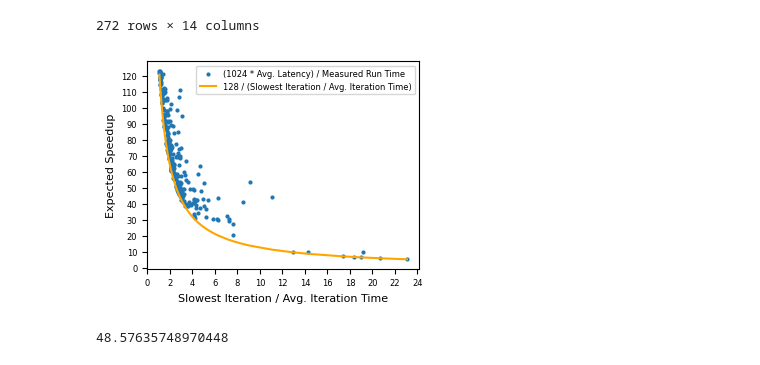
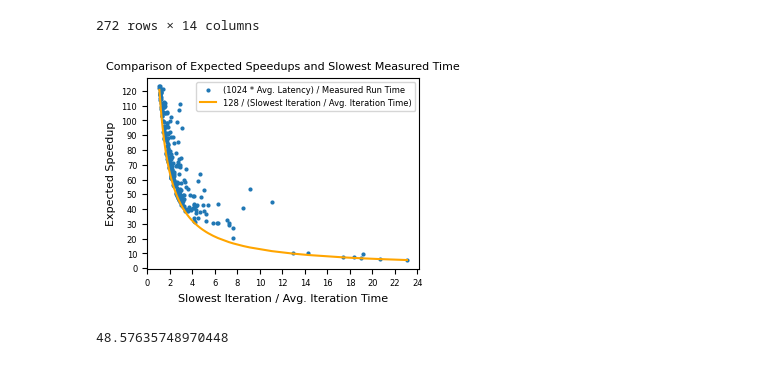
Before and after one commit to dna-storage/framed, a Jupyter notebook: notebooks/time_sheet.ipynb, the cells around one changed output. Cells and saved outputs as stored; diff of their text form; code cells hidden in the pictures.

Commit message:
add figures for time sheet

```diff
--- a/notebooks/time_sheet.ipynb
+++ b/notebooks/time_sheet.ipynb
@@ -23,22 +23,23 @@ time_df
 # %%
 x = time_df["Avg Norm Slowest"]
 y1 = time_df["Speedup"]
 y2 = time_df["Expected Speedup With Slowest Node Slowdown"]
 fig,axes = plt.subplots(1,1,figsize=(3.25,2.5),layout="constrained")
 axes.scatter(x,y1,s=4.0,label="(1024 * Avg. Latency) / Measured Run Time")
 x,y2 = zip(*sorted(zip(x,y2)))
 axes.plot(x,y2,linestyle="-",color="orange",label="128 / (Slowest Iteration / Avg. Iteration Time)" )
 #axes.hlines(np.percentile(y1,25),min(x),max(x),color='r',linestyle="--")
 axes.set_yticks(range(0,130,10))
 axes.set_xticks(range(0,25,2))
 axes.set_xlabel("Slowest Iteration / Avg. Iteration Time",fontsize=8)
 axes.set_ylabel("Expected Speedup",fontsize=8)
 axes.tick_params(axis='x', labelsize=6)
 axes.tick_params(axis='y', labelsize=6)
 plt.legend(fontsize=6)
+plt.title("Comparison of Expected Speedups and Slowest Measured Time",fontsize=8)
 plt.show(fig)
 fig.savefig("timesheet.pdf",format="pdf")
 print(np.percentile(y1,25))
 # %% [output]
-[figure, old version]
+[figure, new version]
 48.57635748970448
```
Also changed, not shown: parts of 2 cells of this notebook.
